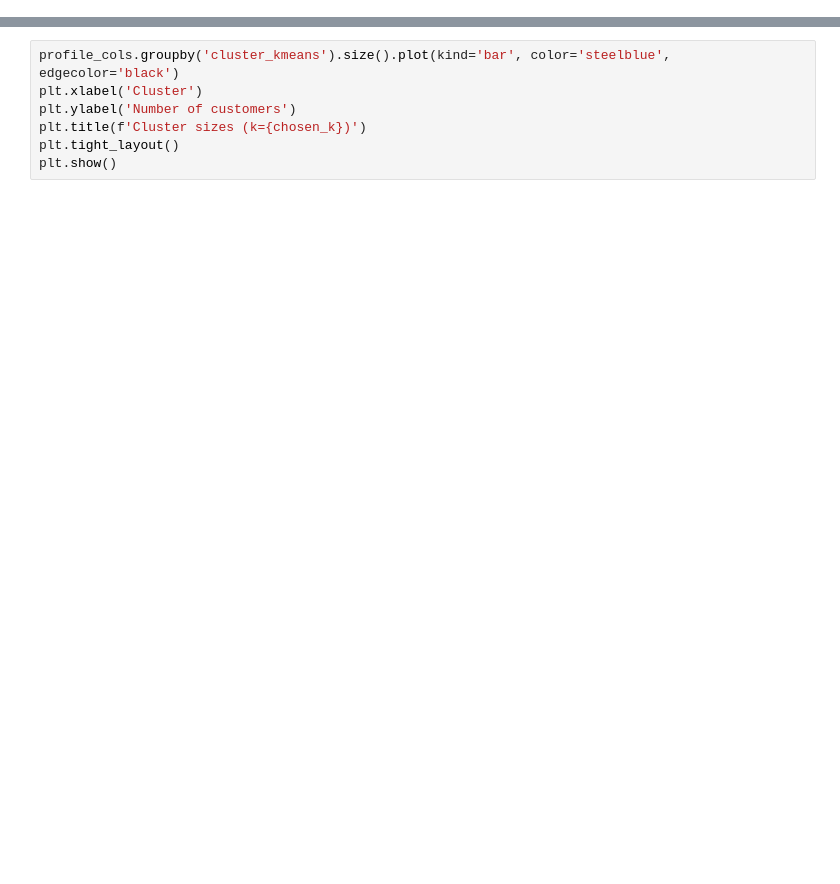
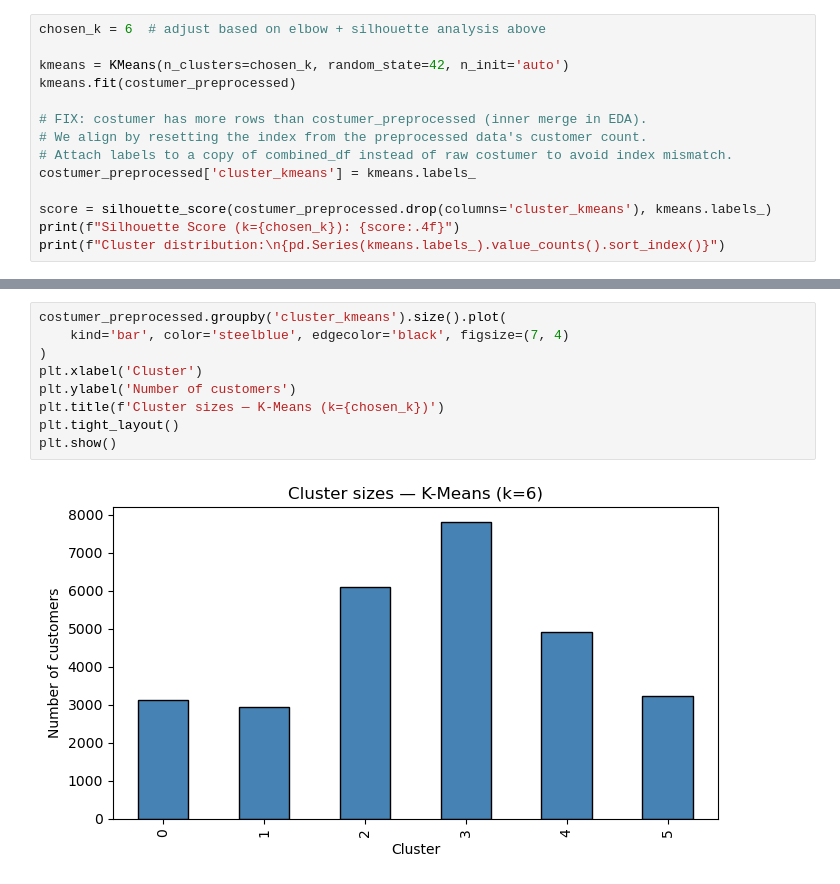
Before and after one commit to margaridaspereira/costumer-assignment, a Jupyter notebook: Kmeans.ipynb, the cells around one changed output, grey strips where cells are left out. Cells and saved outputs as stored; diff of their text form; blank space fills up the shorter version.

```diff
--- a/Kmeans.ipynb
+++ b/Kmeans.ipynb
@@ -82,0 +98,14 @@ print(profile_cols.mean())
+# %%
+chosen_k = 6  # adjust based on elbow + silhouette analysis above
+
+kmeans = KMeans(n_clusters=chosen_k, random_state=42, n_init='auto')
+kmeans.fit(costumer_preprocessed)
+
+# FIX: costumer has more rows than costumer_preprocessed (inner merge in EDA).
+# We align by resetting the index from the preprocessed data's customer count.
+# Attach labels to a copy of combined_df instead of raw costumer to avoid index mismatch.
+costumer_preprocessed['cluster_kmeans'] = kmeans.labels_
+
+score = silhouette_score(costumer_preprocessed.drop(columns='cluster_kmeans'), kmeans.labels_)
+print(f"Silhouette Score (k={chosen_k}): {score:.4f}")
+print(f"Cluster distribution:\n{pd.Series(kmeans.labels_).value_counts().sort_index()}")
@@ -83,7 +150,11 @@ print(profile_cols.mean())
 # %%
-profile_cols.groupby('cluster_kmeans').size().plot(kind='bar', color='steelblue', edgecolor='black')
+costumer_preprocessed.groupby('cluster_kmeans').size().plot(
+    kind='bar', color='steelblue', edgecolor='black', figsize=(7, 4)
+)
 plt.xlabel('Cluster')
 plt.ylabel('Number of customers')
-plt.title(f'Cluster sizes (k={chosen_k})')
+plt.title(f'Cluster sizes — K-Means (k={chosen_k})')
 plt.tight_layout()
 plt.show()
+# %% [output]
+[figure, added]
```
Also changed, not shown: parts of 24 cells of this notebook, 3 other files.
